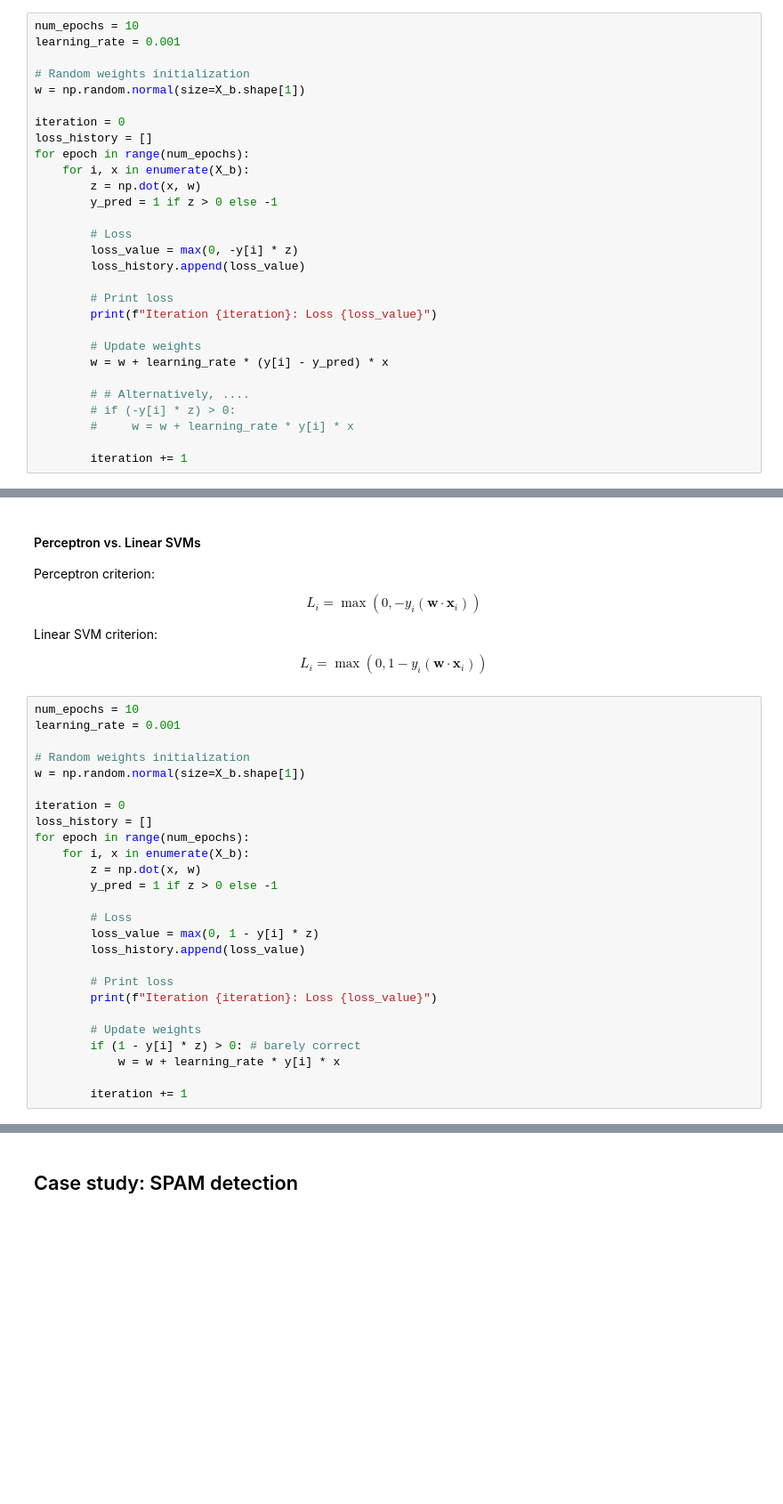
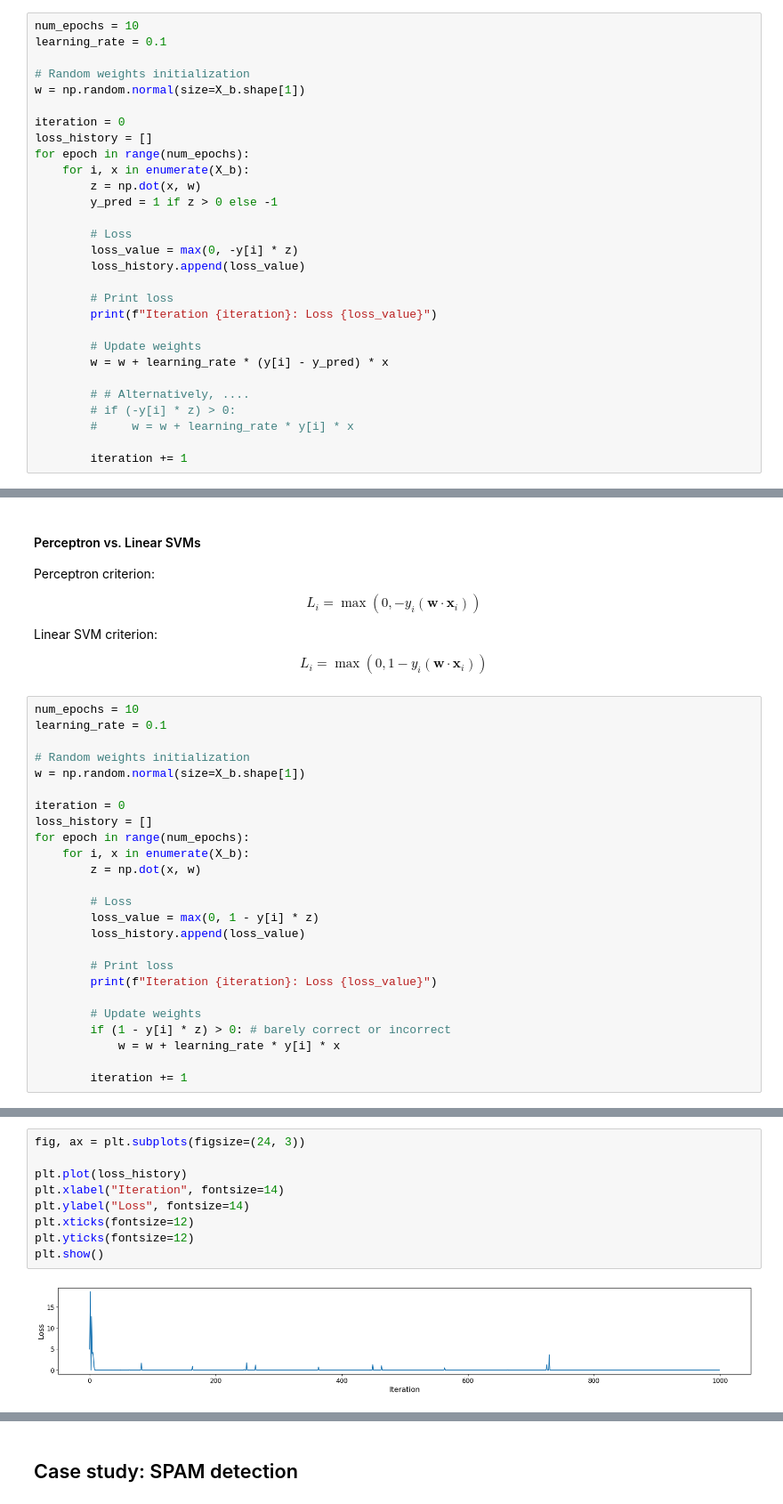
Before and after one commit to thiagopx/ann, a Jupyter notebook: notebooks/1_perceptron.ipynb, the cells around one changed output, grey strips where cells are left out. Shown at 89% size. Saved outputs shown, nothing was run; the diff lists cells and outputs as text; blank space fills up the shorter version.

```diff
--- a/notebooks/1_perceptron.ipynb
+++ b/notebooks/1_perceptron.ipynb
@@ -185,6 +225,6 @@ X_b[:5]
 # %%
 num_epochs = 10
-learning_rate = 0.001
+learning_rate = 0.1
 
 # Random weights initialization
 w = np.random.normal(size=X_b.shape[1])
@@ -257,7 +320,7 @@ Linear SVM criterion:
 $$ L_i = \max(0, 1 - y_i(\mathbf{w} \cdot \mathbf{x}_i))$$
 # %%
 num_epochs = 10
-learning_rate = 0.001
+learning_rate = 0.1
 
 # Random weights initialization
 w = np.random.normal(size=X_b.shape[1])
@@ -267,7 +330,6 @@ loss_history = []
 for epoch in range(num_epochs):
     for i, x in enumerate(X_b):
         z = np.dot(x, w)
-        y_pred = 1 if z > 0 else -1
 
         # Loss
         loss_value = max(0, 1 - y[i] * z)
@@ -277,7 +339,7 @@ for epoch in range(num_epochs):
         print(f"Iteration {iteration}: Loss {loss_value}")
 
         # Update weights
-        if (1 - y[i] * z) > 0: # barely correct
+        if (1 - y[i] * z) > 0: # barely correct or incorrect
             w = w + learning_rate * y[i] * x
 
         iteration += 1
@@ -284,3 +366,14 @@ for epoch in range(num_epochs):
+# %%
+fig, ax = plt.subplots(figsize=(24, 3))
+
+plt.plot(loss_history)
+plt.xlabel("Iteration", fontsize=14)
+plt.ylabel("Loss", fontsize=14)
+plt.xticks(fontsize=12)
+plt.yticks(fontsize=12)
+plt.show()
+# %% [output]
+[figure, added]
 # %%
 # plot decision boundary
 x1_min = X_b[:, 0].min()
```
Also changed, not shown: parts of 18 cells of this notebook.
